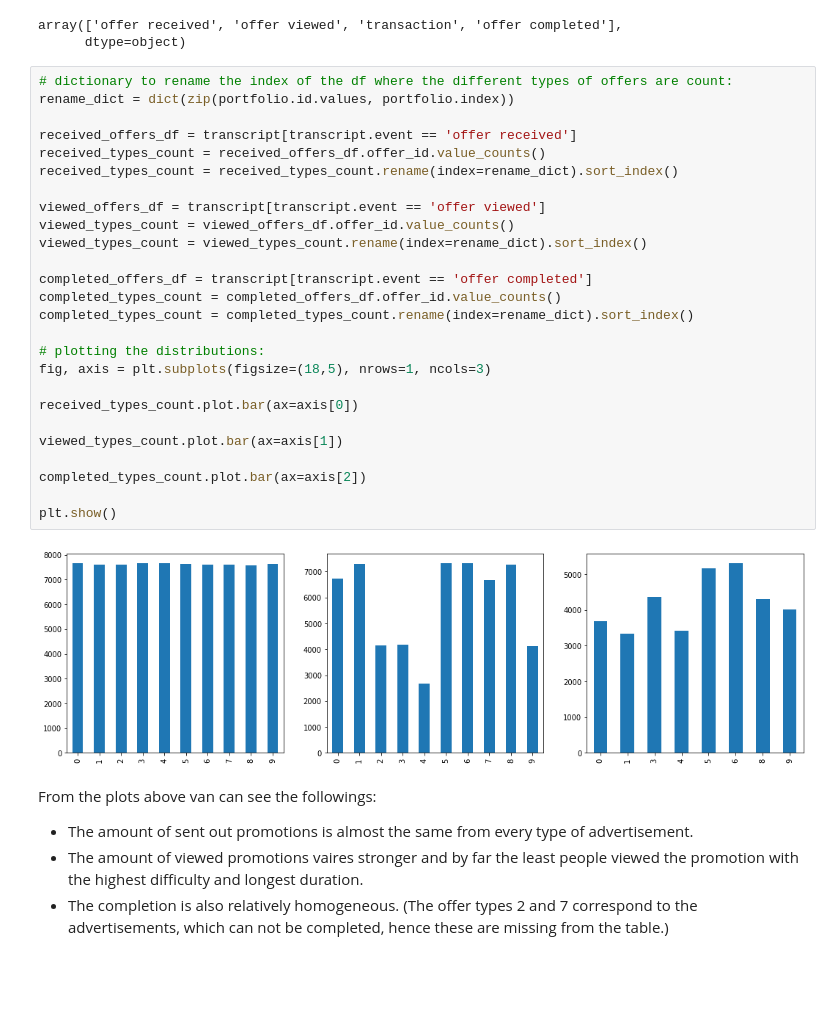
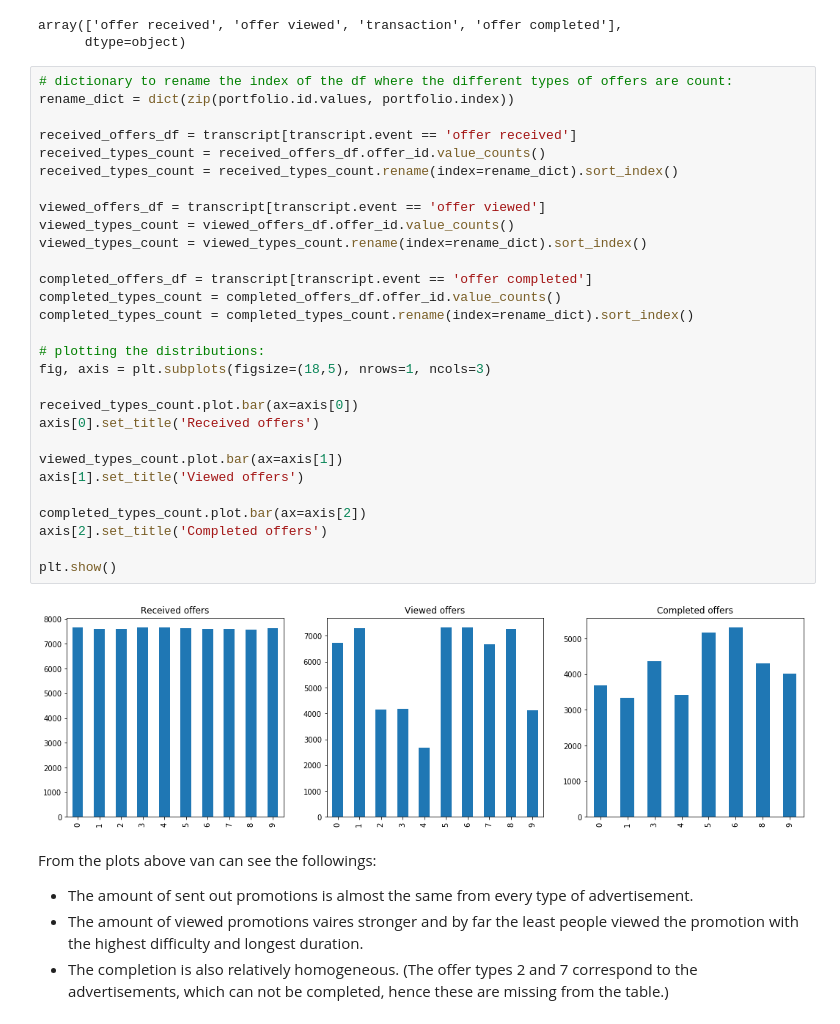
Before and after one commit to ferenctorok/starbucks_capstone_challenge, a Jupyter notebook: data_exploration.ipynb, the cells around one changed output. Saved outputs shown, nothing was run; the diff lists cells and outputs as text; blank space fills up the shorter version.

```diff
--- a/data_exploration.ipynb
+++ b/data_exploration.ipynb
@@ -242,31 +246,34 @@ array(['offer received', 'offer viewed', 'transaction', 'offer completed'],
 # %%
 # dictionary to rename the index of the df where the different types of offers are count:
 rename_dict = dict(zip(portfolio.id.values, portfolio.index))
 
 received_offers_df = transcript[transcript.event == 'offer received']
 received_types_count = received_offers_df.offer_id.value_counts()
 received_types_count = received_types_count.rename(index=rename_dict).sort_index()
 
 viewed_offers_df = transcript[transcript.event == 'offer viewed']
 viewed_types_count = viewed_offers_df.offer_id.value_counts()
 viewed_types_count = viewed_types_count.rename(index=rename_dict).sort_index()
 
 completed_offers_df = transcript[transcript.event == 'offer completed']
 completed_types_count = completed_offers_df.offer_id.value_counts()
 completed_types_count = completed_types_count.rename(index=rename_dict).sort_index()
 
 # plotting the distributions:
 fig, axis = plt.subplots(figsize=(18,5), nrows=1, ncols=3)
 
 received_types_count.plot.bar(ax=axis[0])
+axis[0].set_title('Received offers')
 
 viewed_types_count.plot.bar(ax=axis[1])
+axis[1].set_title('Viewed offers')
 
 completed_types_count.plot.bar(ax=axis[2])
+axis[2].set_title('Completed offers')
 
 plt.show()
 # %% [output]
-[figure, old version]
+[figure, new version]
 # %% [markdown]
 From the plots above van can see the followings:
 * The amount of sent out promotions is almost the same from every type of advertisement.
```
Also changed, not shown: parts of 2 cells of this notebook, 20 other files.
